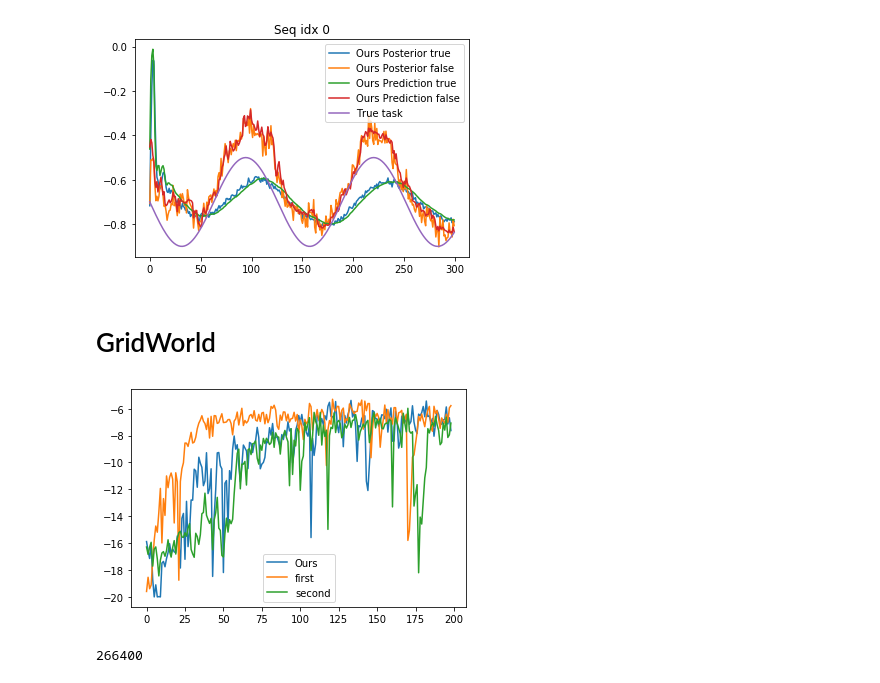
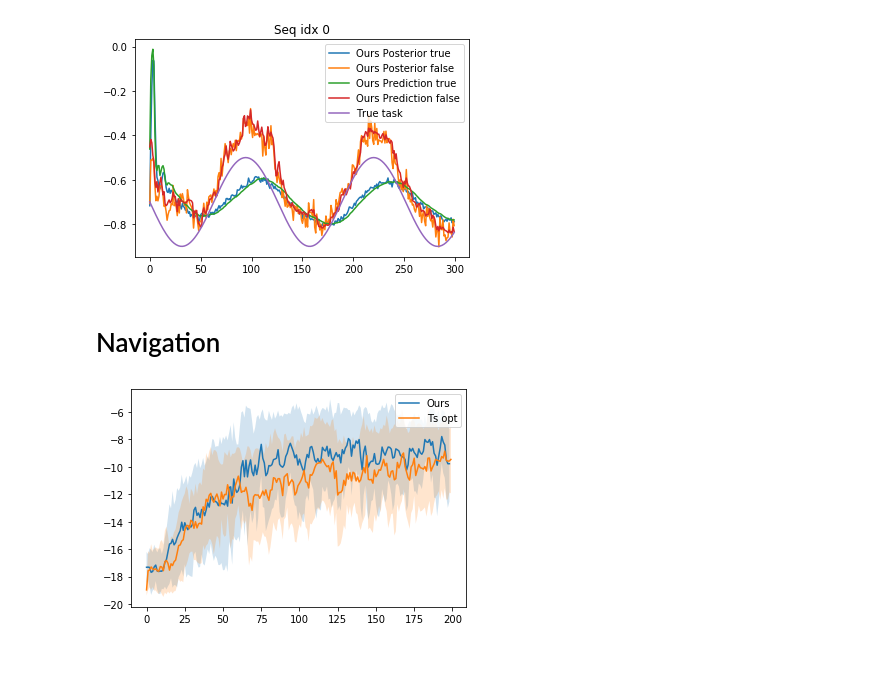
Before and after one commit to riccardopoiani/trio-non-stationary-meta-rl, a Jupyter notebook: notebooks/view_results.ipynb, the cells around one changed output. Drawn from its saved outputs; the diff is of its cells as text; code cells hidden in the pictures.

```diff
--- a/notebooks/view_results.ipynb
+++ b/notebooks/view_results.ipynb
@@ -744,16 +811,12 @@ Mean Ours seq -5.917916666666667
 [figure]
 [figure]
 # %% [markdown]
-# GridWorld
+# Navigation
 # %%
-files = ["../result/navigationv0/ours/", "../result/navigationv0/first/", "../result/navigationv0/second/"]
+files = ["../result/navigationv0/ours/", "../result/navigationv0/tsopt/"]
 
-labels = ["Ours", "first", "second"]
+labels = ["Ours", "Ts opt"]
 
 r = plot_eval(files, labels)
 # %% [output]
-[figure, old version]
+[figure, new version]
-# %%
-16 * 150 * 111
-# %% [output]
-266400
```
Also changed, not shown: parts of 26 cells of this notebook, 47 other files.
